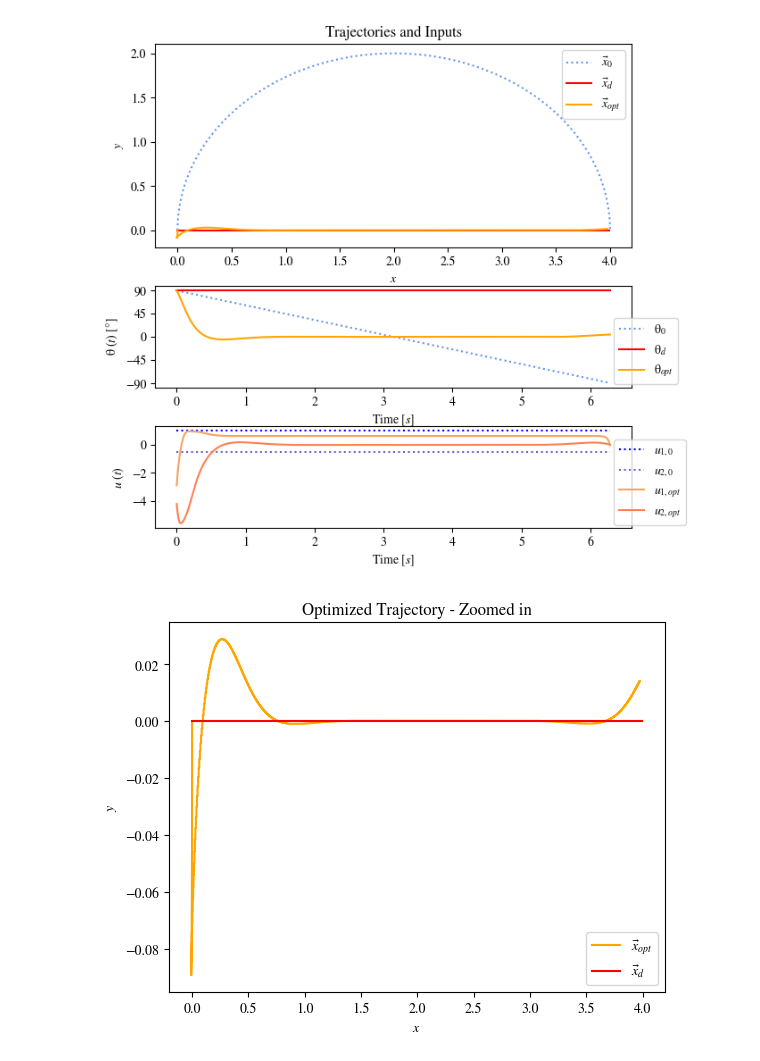
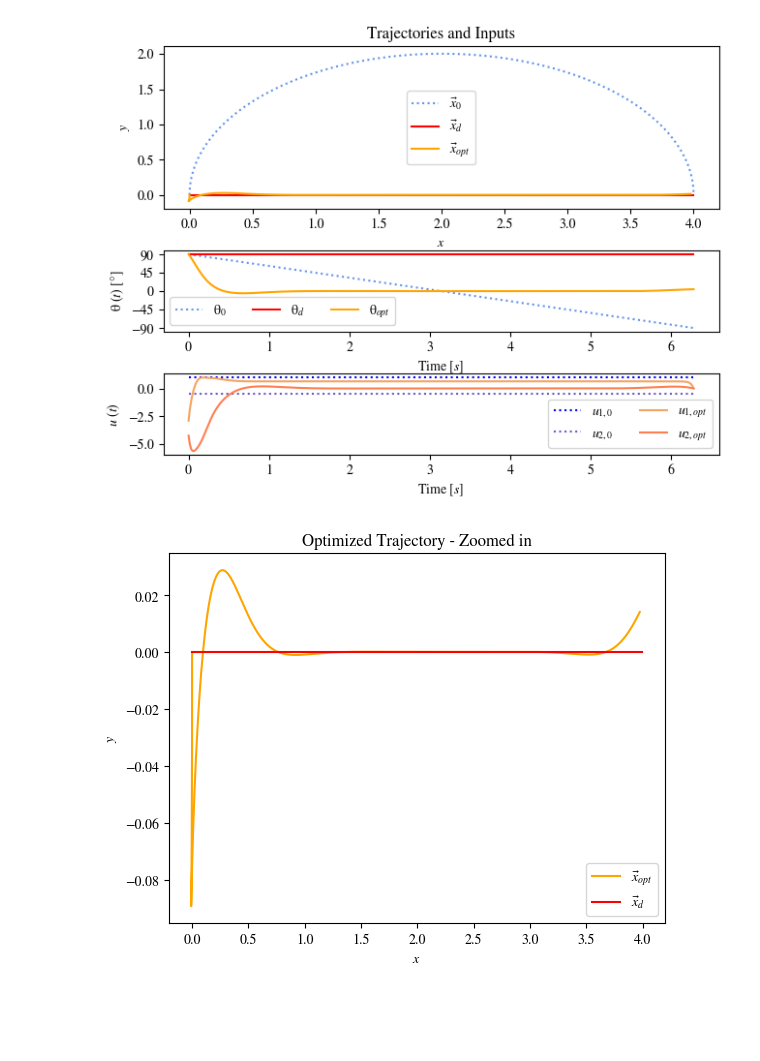
Before and after one commit to sirojc/me455-active-learning, a Jupyter notebook: HW2/HW2_1.ipynb, the cells around one changed output. Drawn from its saved outputs; the diff is of its cells as text; code cells hidden in the pictures; blank space fills up the shorter version.

```diff
--- a/HW2/HW2_1.ipynb
+++ b/HW2/HW2_1.ipynb
@@ -144,7 +144,7 @@ while i==0 or np.abs(DJ(x_iLQR, u_iLQR, zeta)) > eps:
 time_discr = np.linspace(0, T, n)
 
 #Plot Initial Trajectory
-fig, (ax1, ax2, ax3) = plt.subplots(3, 1, height_ratios=[2, 1, 1], figsize=(6, 6))
+fig, (ax1, ax2, ax3) = plt.subplots(3, 1, height_ratios=[2, 1, 1])
 fig.tight_layout()
 ax1.plot(x_init[:,0], x_init[:,1], color='cornflowerblue', linestyle='dotted', label=r'$\vec{x}_{0}$')
 ax1.plot(x_g[:,0], x_g[:,1], color='red', label=r'$\vec{x}_{d}$')
@@ -158,8 +158,8 @@ ax3.plot(time_discr, u_iLQR[:,0], color='sandybrown', label="$u_{1,opt}$")
 ax3.plot(time_discr, u_iLQR[:,1], color='coral', label="$u_{2,opt}$")
 
 ax1.legend()
-ax2.legend(bbox_to_anchor=(0.95, 0.75))
-ax3.legend(bbox_to_anchor=(0.95, 0.93))
+ax2.legend(ncol=3, loc='lower left')
+ax3.legend(ncol=2)
 
 ax1.set_xlabel("$x$")
 ax1.set_ylabel("$y$")
@@ -170,7 +170,7 @@ ax3.set_xlabel("Time $[s]$")
 ax3.set_ylabel("$u$ $(t)$")
 
 ax1.set_title("Trajectories and Inputs")
-plt.savefig('./HW2_1_traj.png')
+plt.savefig('./HW2_1_traj.png', bbox_inches='tight', dpi=600)
 
 #Plots Final Optimized Trajectory
 # fig2, (ax1, ax2, ax3) = plt.subplots(3, 1, sharex=True)
@@ -185,36 +185,36 @@ plt.savefig('./HW2_1_traj.png')
 # ax3.set_xlabel("Time $[s]$")
 # ax3.set_ylabel("\u03B8 $(t)$ $[°]$")
 # ax1.legend()
 # ax2.legend()
 # ax3.legend()
 # ax1.set_title("Final Optimized Trajectory")
 # plt.savefig('./HW2_1_opt_time.png')
 
 fig3, ax = plt.subplots()
-ax.step(x_iLQR[:,0], x_iLQR[:,1], color='orange', label=r'$\vec{x}_{opt}$')
+ax.plot(x_iLQR[:,0], x_iLQR[:,1], color='orange', label=r'$\vec{x}_{opt}$')
 ax.plot(x_g[:,0], x_g[:,1], color='red', label=r'$\vec{x}_{d}$')
 ax.legend()
 ax.set_xlabel("$x$")
 ax.set_ylabel("$y$")
 plt.title("Optimized Trajectory - Zoomed in")
-plt.savefig('./HW2_1_opt_zoom.png')
+plt.savefig('./HW2_1_opt_zoom.png', bbox_inches='tight', dpi=600)
 
 # Plot Optimized Control Signal
 # fig4, ax = plt.subplots()
 # ax.step(time_discr, u_iLQR[:,0], label="$u_{1}$")
 # ax.step(time_discr, u_iLQR[:,1], label="$u_{2}$")
 # ax.legend()
 # ax.set_xlabel("Time $[s]$")
 # ax.set_ylabel("$u$ $(t)$")
 # plt.title("Optimized Controls")
 # plt.savefig('./HW2_1_opt_u.png')
 
 fig5, ax = plt.subplots()
-ax.plot(np.linspace(1, i, i), J_array, color='orange')
+ax.step(np.linspace(1, i, i), J_array, color='orange')
 ax.set_xlabel("Iteration")
 ax.set_ylabel("$J(x, u)$")
 plt.title("Cost vs. Iteration, $\epsilon = 1e^{-3}$")
-plt.savefig('./HW2_1_cost.png')
+plt.savefig('./HW2_1_cost.png', dpi=600)
 # %% [output]
-[figure, old version]
+[figure, new version]
 [figure]
```
Also changed, not shown: parts of 1 cell of this notebook, 4 other files.
